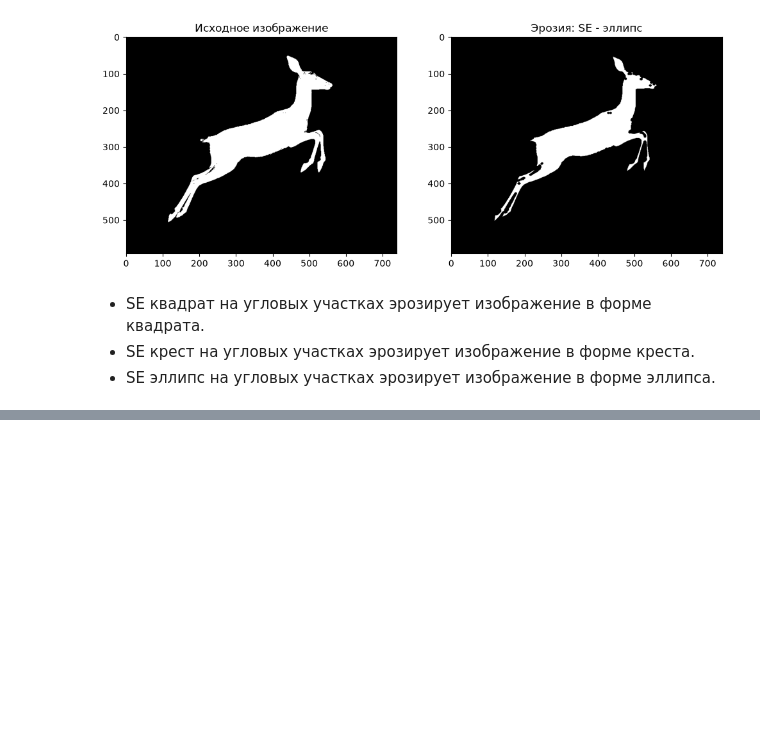
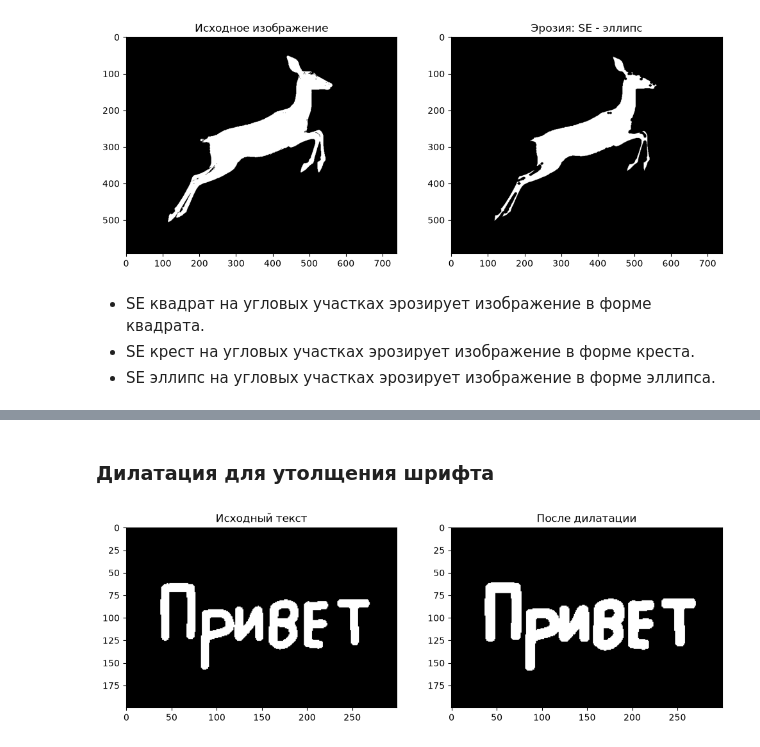
Before and after one commit to RuslanVdovinn/asu, a Jupyter notebook: kmkz/lec2/exercise/lab2.ipynb, the cells around one changed output, grey strips where cells are left out. Drawn from its saved outputs; the diff is of its cells as text; code cells hidden in the pictures; blank space fills up the shorter version.

```diff
--- a/kmkz/lec2/exercise/lab2.ipynb
+++ b/kmkz/lec2/exercise/lab2.ipynb
@@ -89,0 +99,11 @@ erode(cv2.MORPH_ELLIPSE, 'эллипс')
+# %% [markdown]
+### Дилатация для утолщения шрифта
+# %%
+kernel = cv2.getStructuringElement(cv2.MORPH_RECT, (3,3))
+dilated_hello = cv2.dilate(hello_binary, kernel, iterations=1)
+
+plt.subplot(1,2,1); plt.imshow(hello_binary, cmap='gray'); plt.title('Исходный текст')
+plt.subplot(1,2,2); plt.imshow(dilated_hello, cmap='gray'); plt.title('После дилатации')
+plt.show()
+# %% [output]
+[figure, added]
```
Also changed, not shown: parts of 7 cells of this notebook, 1 other file.
